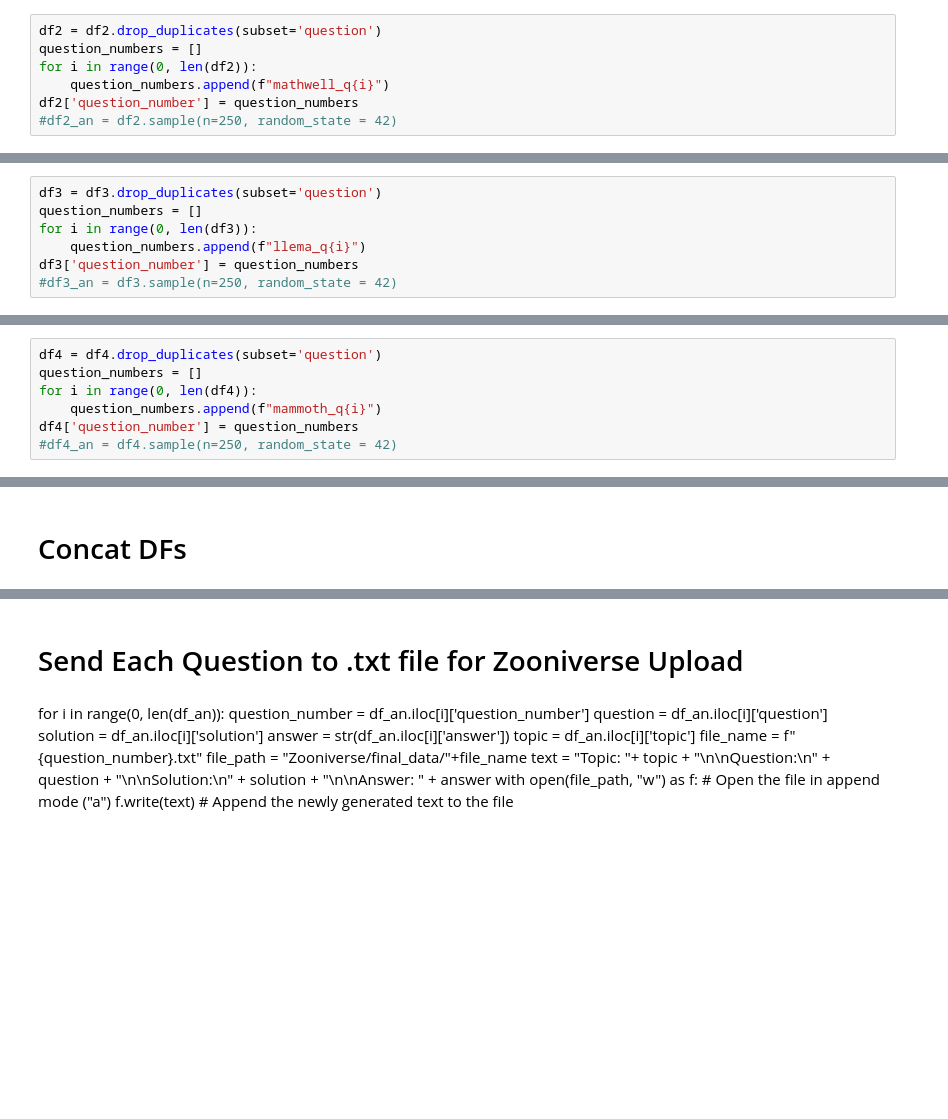
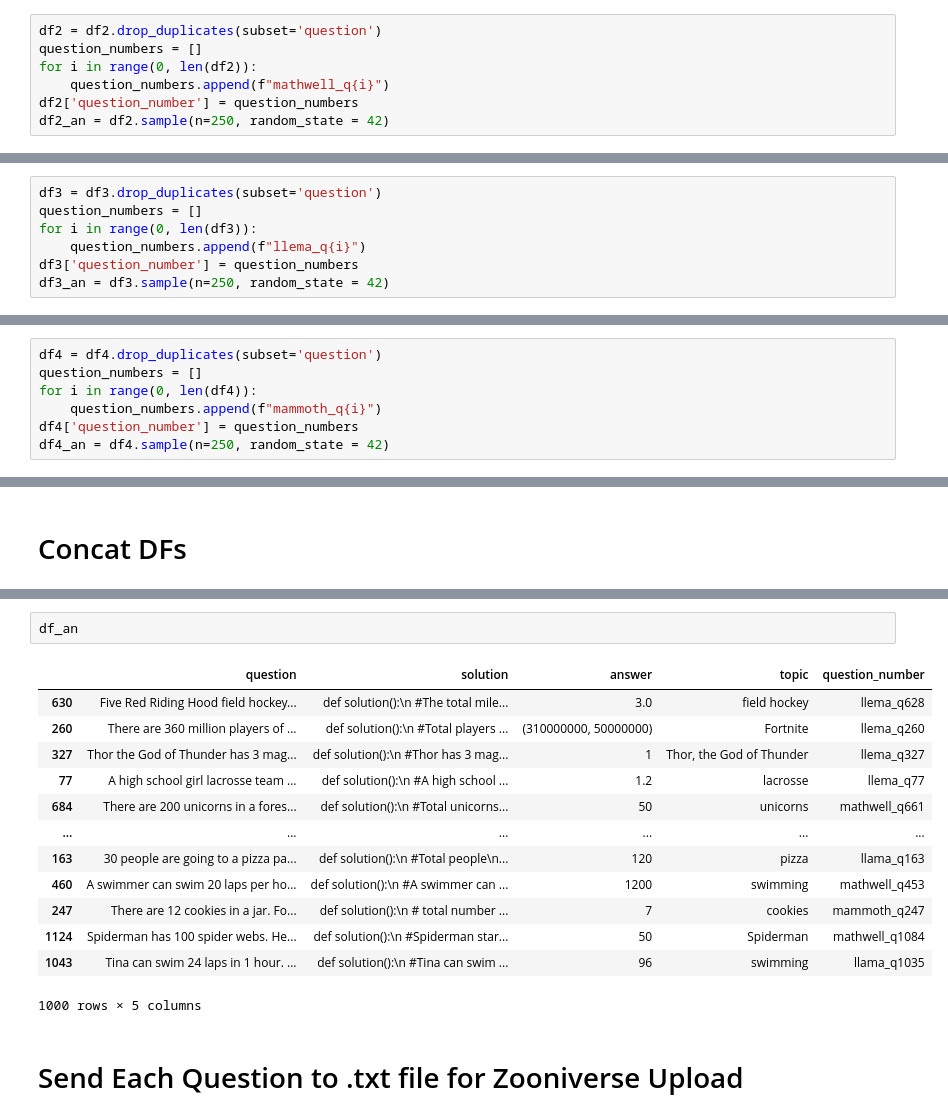
Before and after one commit to bryanchrist/llama2-70b, a Jupyter notebook: Parse_Model_Questions.ipynb, the cells around one changed output, grey strips where cells are left out. Drawn from its saved outputs; the diff is of its cells as text; blank space fills up the shorter version.

```diff
--- a/Parse_Model_Questions.ipynb
+++ b/Parse_Model_Questions.ipynb
@@ -303,7 +303,7 @@ question_numbers = []
 for i in range(0, len(df2)):
     question_numbers.append(f"mathwell_q{i}")
 df2['question_number'] = question_numbers
-#df2_an = df2.sample(n=250, random_state = 42)
+df2_an = df2.sample(n=250, random_state = 42)
 # %%
 df2
 # %% [output]
@@ -450,7 +450,7 @@ question_numbers = []
 for i in range(0, len(df3)):
     question_numbers.append(f"llema_q{i}")
 df3['question_number'] = question_numbers
-#df3_an = df3.sample(n=250, random_state = 42)
+df3_an = df3.sample(n=250, random_state = 42)
 # %%
 df3
 # %% [output]
@@ -609,7 +609,7 @@ question_numbers = []
 for i in range(0, len(df4)):
     question_numbers.append(f"mammoth_q{i}")
 df4['question_number'] = question_numbers
-#df4_an = df4.sample(n=250, random_state = 42)
+df4_an = df4.sample(n=250, random_state = 42)
 # %%
 df4
 # %% [output]
@@ -642,14 +654,18 @@ df_an
+# %%
+df_an
+# %% [output]
+|  | question | solution | answer | topic | question_number |
+| 630 | Five Red Riding Hood field hockey... | def solution():\n #The total mile... | 3.0 | field hockey | llema_q628 |
+| 260 | There are 360 million players of ... | def solution():\n #Total players ... | (310000000, 50000000) | Fortnite | llema_q260 |
+| 327 | Thor the God of Thunder has 3 mag... | def solution():\n #Thor has 3 mag... | 1 | Thor, the God of Thunder | llema_q327 |
+| 77 | A high school girl lacrosse team ... | def solution():\n #A high school ... | 1.2 | lacrosse | llema_q77 |
+| 684 | There are 200 unicorns in a fores... | def solution():\n #Total unicorns... | 50 | unicorns | mathwell_q661 |
+| ... | ... | ... | ... | ... | ... |
+| 163 | 30 people are going to a pizza pa... | def solution():\n #Total people\n... | 120 | pizza | llama_q163 |
+| 460 | A swimmer can swim 20 laps per ho... | def solution():\n #A swimmer can ... | 1200 | swimming | mathwell_q453 |
+| 247 | There are 12 cookies in a jar. Fo... | def solution():\n # total number ... | 7 | cookies | mammoth_q247 |
+| 1124 | Spiderman has 100 spider webs. He... | def solution():\n #Spiderman star... | 50 | Spiderman | mathwell_q1084 |
+| 1043 | Tina can swim 24 laps in 1 hour. ... | def solution():\n #Tina can swim ... | 96 | swimming | llama_q1035 |
+1000 rows × 5 columns
 # %% [markdown]
 # Send Each Question to .txt file for Zooniverse Upload
-# %% [markdown]
-for i in range(0, len(df_an)):
-    question_number = df_an.iloc[i]['question_number']
-    question = df_an.iloc[i]['question']
-    solution = df_an.iloc[i]['solution']
-    answer = str(df_an.iloc[i]['answer'])
-    topic = df_an.iloc[i]['topic']
-    file_name = f"{question_number}.txt"
-    file_path = "Zooniverse/final_data/"+file_name
-    text = "Topic: "+ topic + "\n\nQuestion:\n" + question + "\n\nSolution:\n" + solution + "\n\nAnswer: " + answer
-    with open(file_path, "w") as f:  # Open the file in append mode ("a")
-        f.write(text)  # Append the newly generated text to the file
```
Also changed, not shown: parts of 7 cells of this notebook, 2 other files.
